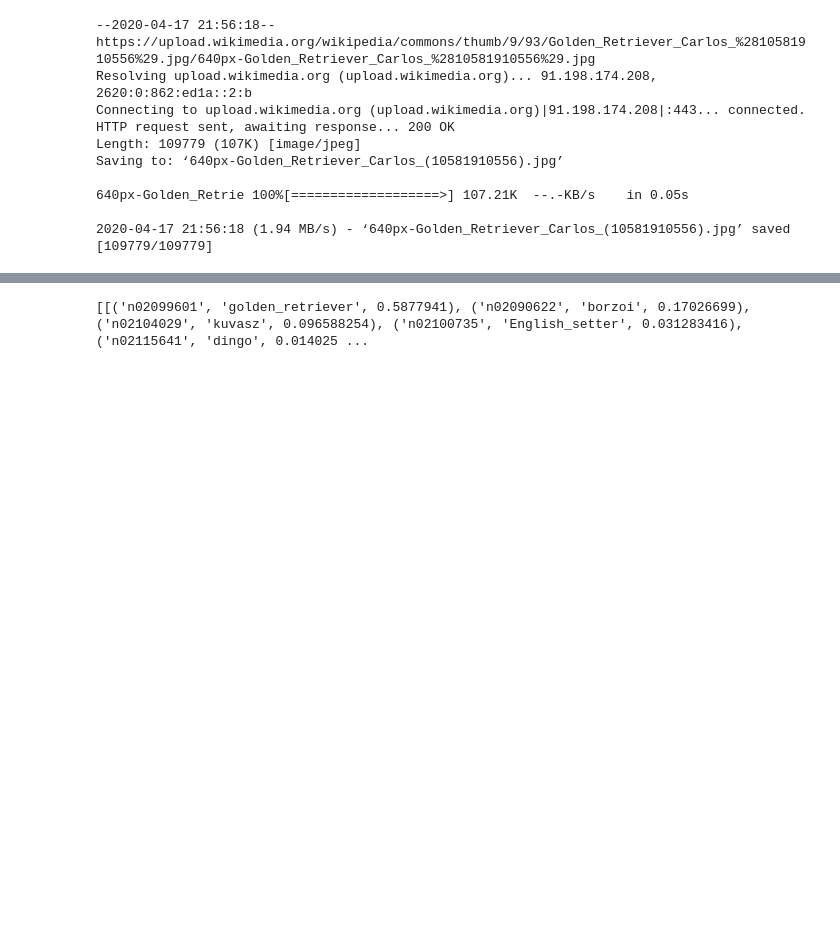
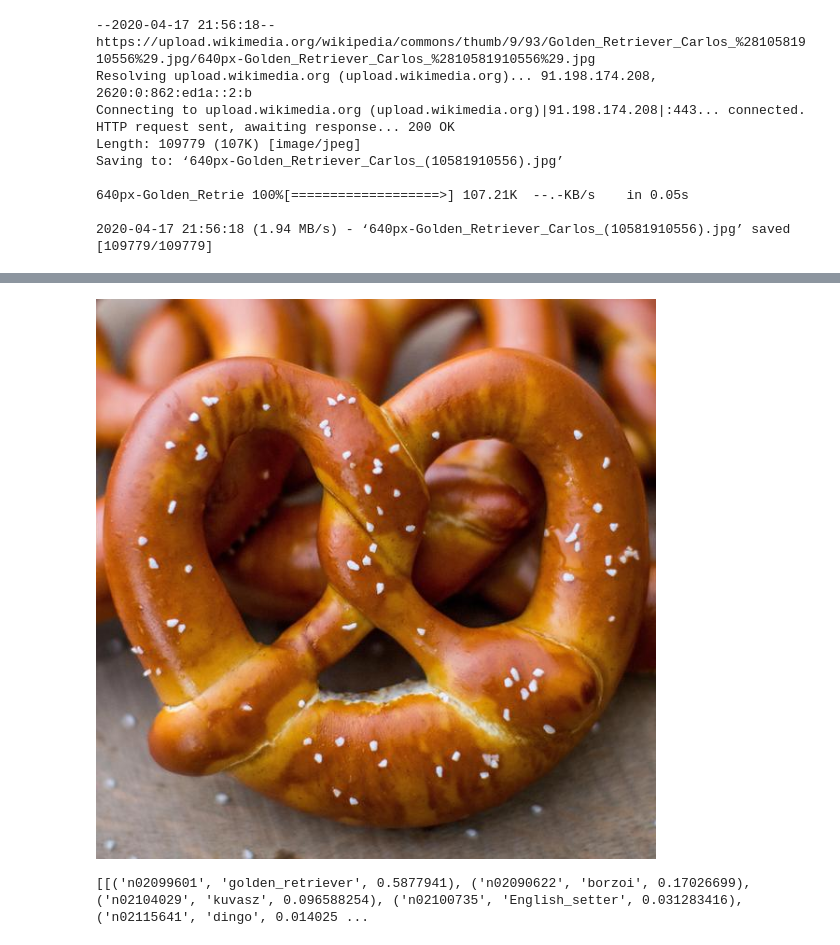
Before and after one commit to bgrt/exercise-students-2020, a Jupyter notebook: 08_DeepLearning/08_DeepLearning.ipynb, the cells around one changed output, grey strips where cells are left out. Cells and saved outputs as stored; diff of their text form; code cells hidden in the pictures; blank space fills up the shorter version.

```diff
--- a/08_DeepLearning/08_DeepLearning.ipynb
+++ b/08_DeepLearning/08_DeepLearning.ipynb
@@ -198,3 +211,7 @@ Saving to: ‘3oz_grande.jpg?v=1475243326’
+# %%
+Image("3oz_grande.jpg")
+# %% [output]
+[figure, added]
 # %%
 def test_photo(path):
     image = img_to_array(load_img(path , target_size=(224, 224)))
```
Also changed, not shown: parts of 6 cells of this notebook.
